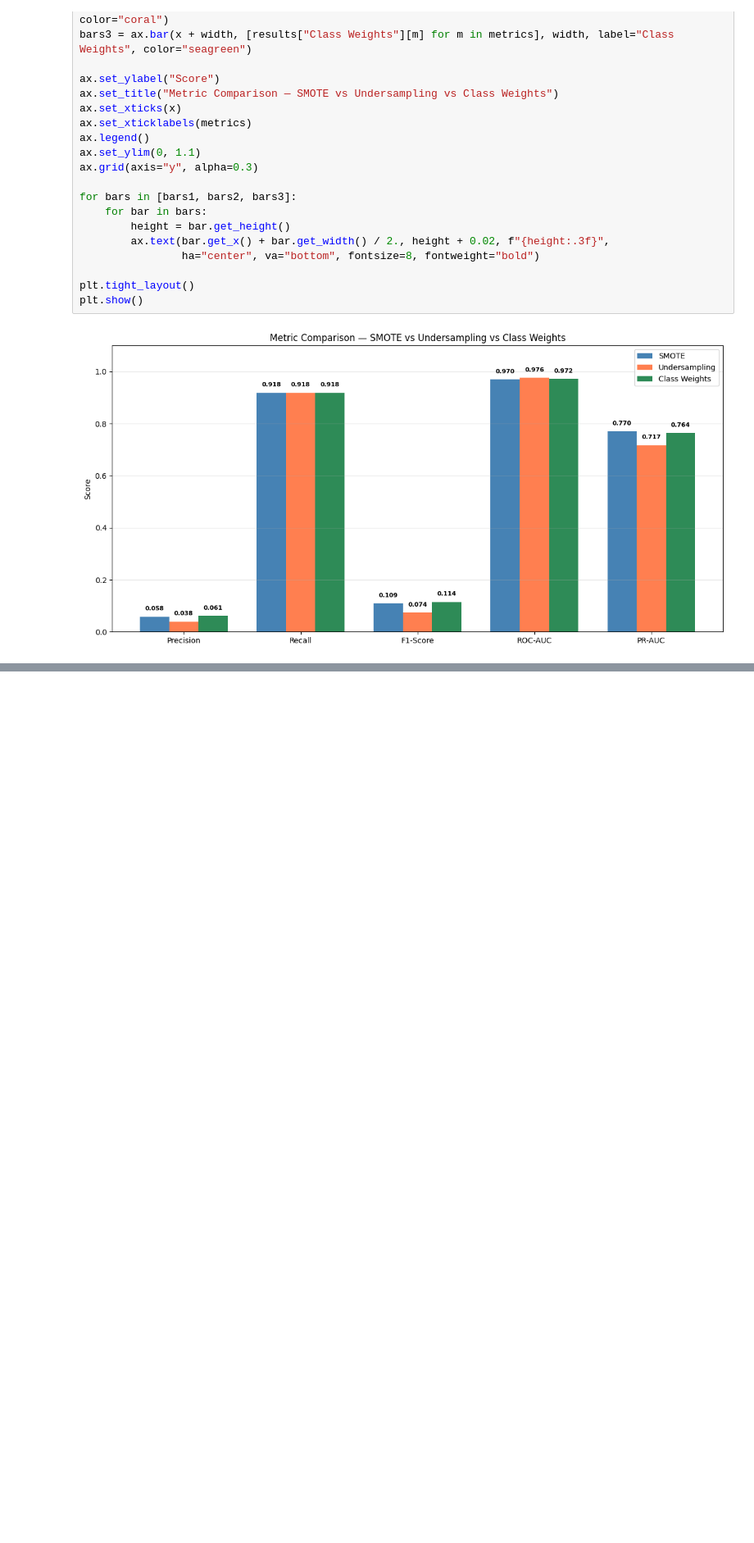
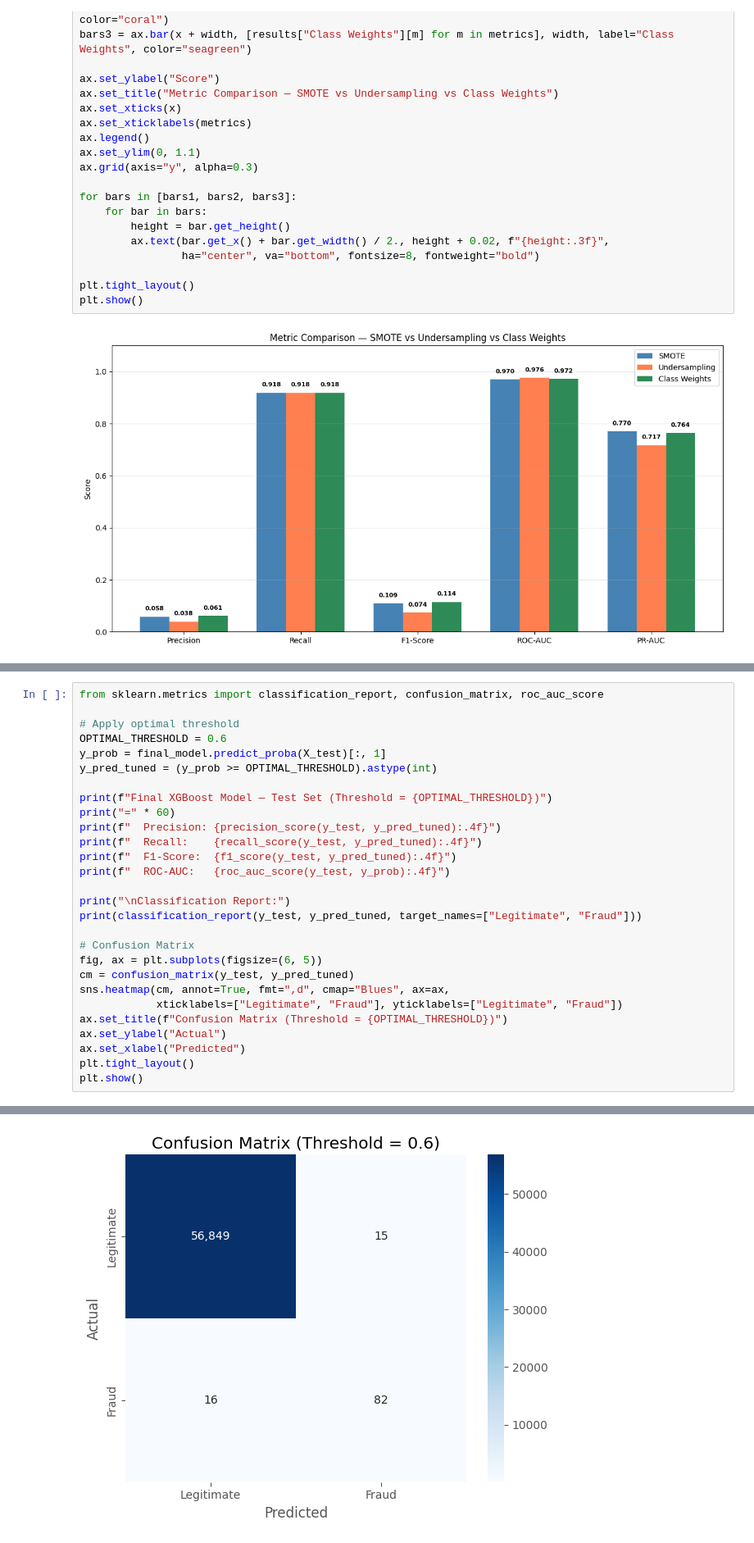
Before and after one commit to srmahapatra95/Credit-Card-Fraud-Detection, a Jupyter notebook: notebooks/02_preprocessing.ipynb, the cells around one changed output, grey strips where cells are left out. Shown at 82% size. Saved outputs shown, nothing was run; the diff lists cells and outputs as text; blank space fills up the shorter version.

```diff
--- a/notebooks/02_preprocessing.ipynb
+++ b/notebooks/02_preprocessing.ipynb
@@ -412,0 +809,29 @@ plt.show()
+# %%
+from sklearn.metrics import classification_report, confusion_matrix, roc_auc_score
+
+# Apply optimal threshold
+OPTIMAL_THRESHOLD = 0.6
+y_prob = final_model.predict_proba(X_test)[:, 1]
+y_pred_tuned = (y_prob >= OPTIMAL_THRESHOLD).astype(int)
+
+print(f"Final XGBoost Model — Test Set (Threshold = {OPTIMAL_THRESHOLD})")
+print("=" * 60)
+print(f"  Precision: {precision_score(y_test, y_pred_tuned):.4f}")
+print(f"  Recall:    {recall_score(y_test, y_pred_tuned):.4f}")
+print(f"  F1-Score:  {f1_score(y_test, y_pred_tuned):.4f}")
+print(f"  ROC-AUC:   {roc_auc_score(y_test, y_prob):.4f}")
+
+print("\nClassification Report:")
+print(classification_report(y_test, y_pred_tuned, target_names=["Legitimate", "Fraud"]))
+
+# Confusion Matrix
+fig, ax = plt.subplots(figsize=(6, 5))
+cm = confusion_matrix(y_test, y_pred_tuned)
+sns.heatmap(cm, annot=True, fmt=",d", cmap="Blues", ax=ax,
+            xticklabels=["Legitimate", "Fraud"], yticklabels=["Legitimate", "Fraud"])
+ax.set_title(f"Confusion Matrix (Threshold = {OPTIMAL_THRESHOLD})")
+ax.set_ylabel("Actual")
+ax.set_xlabel("Predicted")
+plt.tight_layout()
+plt.show()
+# %% [output]
@@ -412,0 +854 @@ plt.show()
+[figure, added]
```
Also changed, not shown: parts of 22 cells of this notebook.
